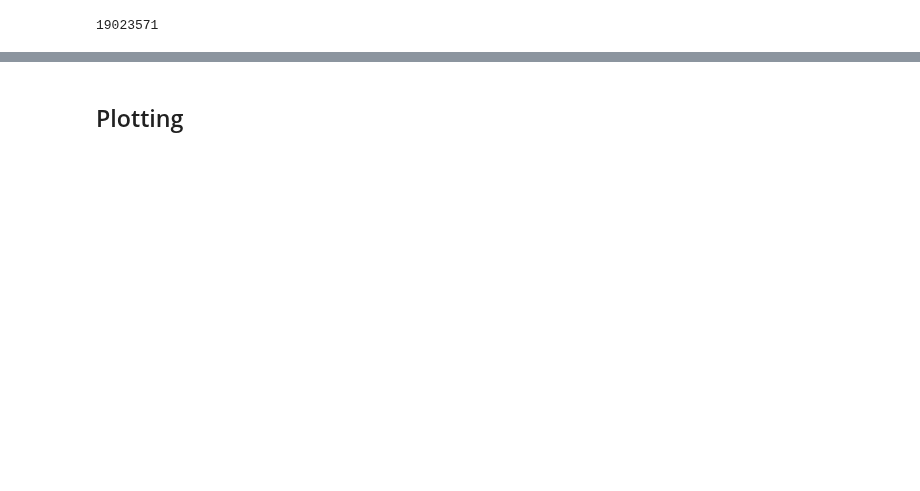
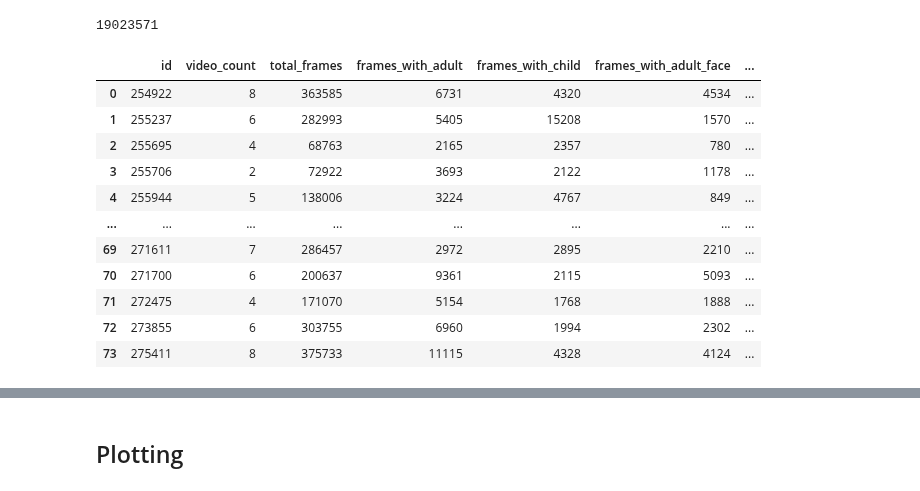
Before and after one commit to neleSuffo/naturalistic-social-analysis, a Jupyter notebook: notebooks/quantex_age_splits.ipynb, the cells around one changed output, grey strips where cells are left out. Cells and saved outputs as stored; diff of their text form; code cells hidden in the pictures; blank space fills up the shorter version.

```diff
--- a/notebooks/quantex_age_splits.ipynb
+++ b/notebooks/quantex_age_splits.ipynb
@@ -6,5 +6,5 @@ import matplotlib.pyplot as plt
 import seaborn as sns
 import sqlite3
 
-conn = sqlite3.connect('/home/nele_pauline_suffo/outputs/detection_pipeline_results/detection_results.db')
+conn = sqlite3.connect('/home/nele_pauline_suffo/outputs/detection_pipeline_results/detection_results_01.db')
 c = conn.cursor()
@@ -19,3 +17,81 @@ total_frames = c.fetchone()[0]
 total_frames
 # %% [output]
 19023571
+# %%
+frames_with_detections_query = """
+WITH FramesWithDetections AS (
+    -- First get unique frames with detections for each class and video
+    SELECT
+        v.id,
+        v.video_id,
+        d.frame_number,
+        MAX(CASE WHEN d.object_class = 1.0 THEN 1 ELSE 0 END) as has_adult,
+        MAX(CASE WHEN d.object_class = 0.0 THEN 1 ELSE 0 END) as has_child,
+        MAX(CASE WHEN d.object_class = 3.0 THEN 1 ELSE 0 END) as has_adult_face,
+        MAX(CASE WHEN d.object_class = 2.0 THEN 1 ELSE 0 END) as has_child_face,
+        MAX(CASE WHEN d.object_class = 5.0 THEN 1 ELSE 0 END) as has_book,
+        MAX(CASE WHEN d.object_class = 6.0 THEN 1 ELSE 0 END) as has_toy,
+        MAX(CASE WHEN d.object_class = 7.0 THEN 1 ELSE 0 END) as has_kitchenware,
+        MAX(CASE WHEN d.object_class = 8.0 THEN 1 ELSE 0 END) as has_screen,
+        MAX(CASE WHEN d.object_class = 9.0 THEN 1 ELSE 0 END) as has_food,
+        MAX(CASE WHEN d.object_class = 10.0 THEN 1 ELSE 0 END) as has_other_object
+    FROM Videos v
+    JOIN Detections d ON v.video_id = d.video_id
+    GROUP BY v.id, v.video_id, d.frame_number
+),
+TotalFramesPerChild AS (
+    -- Calculate total frames per child ID
+    SELECT
+        v.id,
+        SUM(vs.total_frames) as total_frames
+    FROM Videos v
+    JOIN VideoStatistics vs ON v.video_id = vs.video_id
+    GROUP BY v.id
+)
+-- Then aggregate detections by child ID
+SELECT
+    f.id,
+    COUNT(DISTINCT f.video_id) as video_count,
+    t.total_frames,
+    SUM(f.has_adult) as frames_with_adult,
+    SUM(f.has_child) as frames_with_child,
+    SUM(f.has_adult_face) as frames_with_adult_face,
+    SUM(f.has_child_face) as frames_with_child_face,
+    SUM(f.has_book) as frames_with_book,
+    SUM(f.has_toy) as frames_with_toy,
+    SUM(f.has_kitchenware) as frames_with_kitchenware,
+    SUM(f.has_screen) as frames_with_screen,
+    SUM(f.has_food) as frames_with_food,
+    SUM(f.has_other_object) as frames_with_other_object
+FROM FramesWithDetections f
+JOIN TotalFramesPerChild t ON f.id = t.id
+JOIN VideoStatistics vs ON f.video_id = vs.video_id
+GROUP BY f.id, t.total_frames
+ORDER BY f.id;
+"""
+
+# Execute query and create DataFrame
+frames_with_detections = pd.read_sql(frames_with_detections_query, conn)
+
+
+# Calculate percentages
+for col in frames_with_detections.columns[3:]:  # Skip id, video_count, and total_frames
+    frames_with_detections[f'{col}_percent'] = (
+        frames_with_detections[col] / frames_with_detections['total_frames'] * 100
+    ).round(2)
+
+# Display results
+display(frames_with_detections)
+# %% [output]
+|  | id | video_count | total_frames | frames_with_adult | frames_with_child | frames_with_adult_face | ... |
+| 0 | 254922 | 8 | 363585 | 6731 | 4320 | 4534 | ... |
+| 1 | 255237 | 6 | 282993 | 5405 | 15208 | 1570 | ... |
+| 2 | 255695 | 4 | 68763 | 2165 | 2357 | 780 | ... |
+| 3 | 255706 | 2 | 72922 | 3693 | 2122 | 1178 | ... |
+| 4 | 255944 | 5 | 138006 | 3224 | 4767 | 849 | ... |
+| ... | ... | ... | ... | ... | ... | ... | ... |
+| 69 | 271611 | 7 | 286457 | 2972 | 2895 | 2210 | ... |
+| 70 | 271700 | 6 | 200637 | 9361 | 2115 | 5093 | ... |
+| 71 | 272475 | 4 | 171070 | 5154 | 1768 | 1888 | ... |
+| 72 | 273855 | 6 | 303755 | 6960 | 1994 | 2302 | ... |
+| 73 | 275411 | 8 | 375733 | 11115 | 4328 | 4124 | ... |
```
Also changed, not shown: parts of 10 cells of this notebook.
